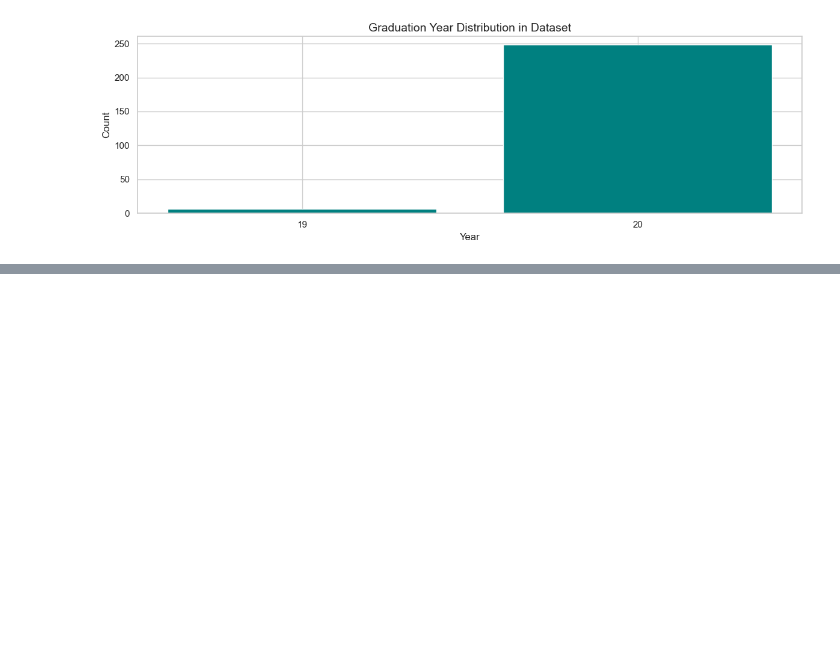
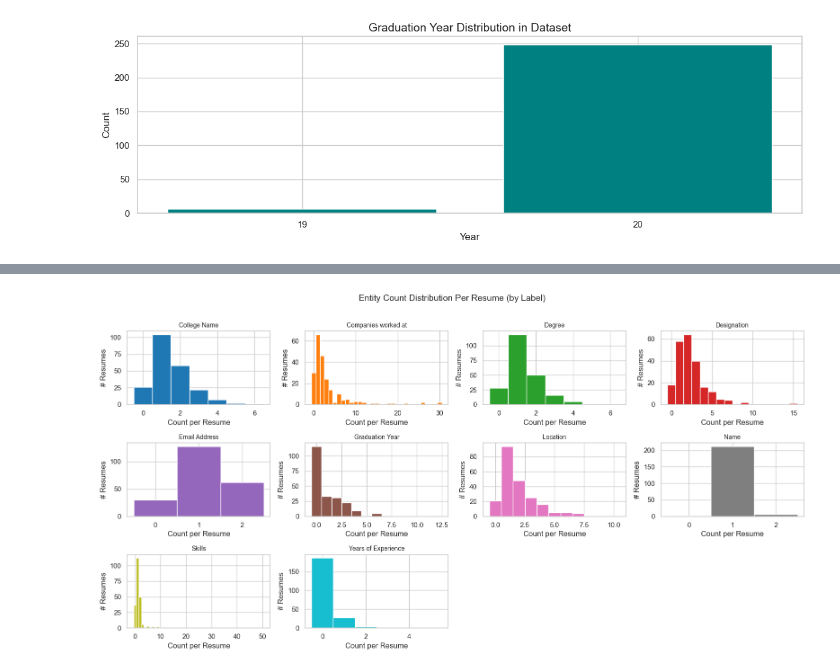
Before and after one commit to michellaprojects/nlp-ner, a Jupyter notebook: notebooks/EDA2.ipynb, the cells around one changed output, grey strips where cells are left out. Cells and saved outputs as stored; diff of their text form; code cells hidden in the pictures; blank space fills up the shorter version.

```diff
--- a/notebooks/EDA2.ipynb
+++ b/notebooks/EDA2.ipynb
@@ -321,0 +351,21 @@ plt.show()
+# %%
+# Distribution of entity count per label per resume
+fig, axes = plt.subplots(3, 4, figsize=(16, 8))
+axes = axes.flatten()
+
+labels_plot = pivot.columns.tolist()
+for i, lbl in enumerate(labels_plot):
+    axes[i].hist(pivot[lbl], bins=range(0, pivot[lbl].max() + 2), color=sns.color_palette('tab10')[i % 10], edgecolor='white', align='left')
+    axes[i].set_title(lbl, fontsize=10)
+    axes[i].set_xlabel("Count per Resume")
+    axes[i].set_ylabel("# Resumes")
+
+# Hide unused subplots
+for j in range(len(labels_plot), len(axes)):
+    axes[j].set_visible(False)
+
+plt.suptitle("Entity Count Distribution Per Resume (by Label)", fontsize=14, y=1.01)
+plt.tight_layout()
+plt.show()
+# %% [output]
+[figure, added]
```
Also changed, not shown: parts of 3 cells of this notebook.
